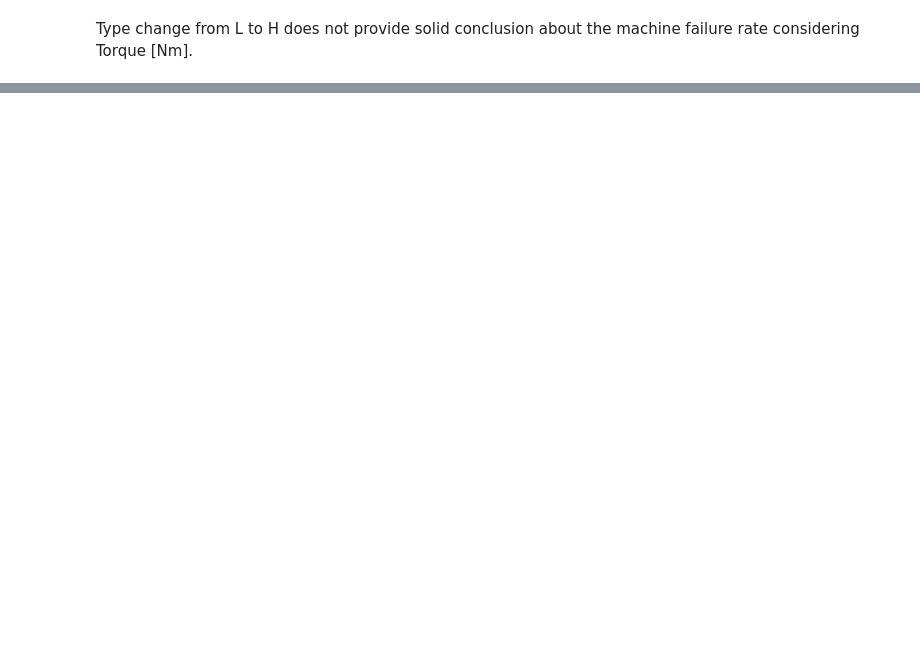
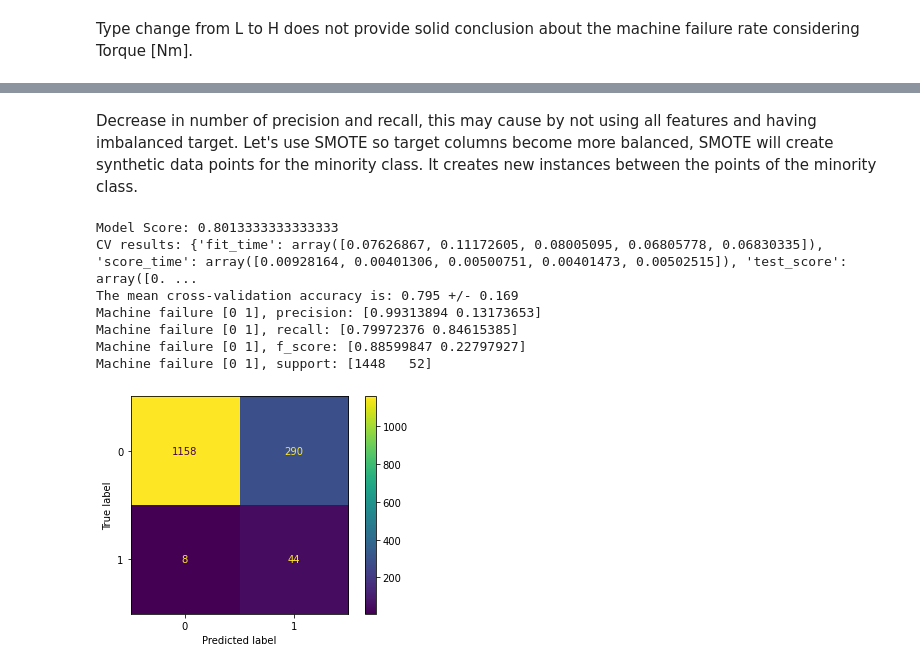
Before and after one commit to KayhanB21/AI4I-2020-predictive-maintenance, a Jupyter notebook: feature-evaluation.ipynb, the cells around one changed output, grey strips where cells are left out. Cells and saved outputs as stored; diff of their text form; code cells hidden in the pictures; blank space fills up the shorter version.

```diff
--- a/feature-evaluation.ipynb
+++ b/feature-evaluation.ipynb
@@ -594,0 +805,51 @@ Wall time: 0 ns
+# %% [markdown]
+Decrease in number of precision and recall, this may cause by not using all features and having imbalanced target.
+Let's use SMOTE so target columns become more balanced, SMOTE will create synthetic data points for the minority class.
+It creates new instances between the points of the minority class.
+# %%
+%%time
+# @formatter:on
+
+col_names = ['Air temperature [K]', 'Process temperature [K]', 'Rotational speed [rpm]', 'Torque [Nm]', 'Tool wear [min]', 'Type']
+numerical_columns = numerical_columns_selector(df[col_names])
+preprocessor = ColumnTransformer([
+    ('one-hot-encoder', categorical_preprocessor, ['Type']),
+    ('standard-scaler', numerical_preprocessor, numerical_columns)])
+sm = SMOTE(random_state = 42)
+#data_train, target_train = sm.fit_resample(data_train, target_train)
+model = make_pipeline(preprocessor, sm, LogisticRegression(max_iter = settings.notebook.feature_evaluation.logistic_regression.max_iter))
+#model = make_pipeline(preprocessor, LogisticRegression(max_iter = settings.notebook.feature_evaluation.logistic_regression.max_iter))
+data_train, data_test, target_train, target_test = train_test_split(df[col_names],
+                                                                    target,
+                                                                    test_size = settings.notebook.feature_evaluation.logistic_regression.test_size,
+                                                                    stratify = target,
+                                                                    random_state = 42)
+
+_ = model.fit(data_train, target_train)
+print(f"Model Score: {model.score(data_test, target_test)}")
+cv_results = cross_validate(model, df[col_names], target, cv = 5)
+print(f"CV results: {cv_results}")
+scores = cv_results["test_score"]
+print(f"The mean cross-validation accuracy is: {scores.mean():.3f} +/- {scores.std():.3f}")
+y_pred = model.predict(data_test)
+precision, recall, f_score, support = score(target_test, y_pred)
+print(f'Machine failure {model.classes_}, precision: {precision}')
+print(f'Machine failure {model.classes_}, recall: {recall}')
+print(f'Machine failure {model.classes_}, f_score: {f_score}')
+print(f'Machine failure {model.classes_}, support: {support}')
+cm = confusion_matrix(y_true = target_test,
+                      y_pred = y_pred,
+                      labels = model.classes_)
+disp = ConfusionMatrixDisplay(confusion_matrix = cm,
+                              display_labels = model.classes_)
+disp.plot()
+plt.show()
+# %% [output]
+Model Score: 0.8013333333333333
+CV results: {'fit_time': array([0.07626867, 0.11172605, 0.08005095, 0.06805778, 0.06830335]), 'score_time': array([0.00928164, 0.00401306, 0.00500751, 0.00401473, 0.00502515]), 'test_score': array([0. ...
+The mean cross-validation accuracy is: 0.795 +/- 0.169
+Machine failure [0 1], precision: [0.99313894 0.13173653]
+Machine failure [0 1], recall: [0.79972376 0.84615385]
+Machine failure [0 1], f_score: [0.88599847 0.22797927]
+Machine failure [0 1], support: [1448   52]
+[figure, added]
```
Also changed, not shown: parts of 46 cells of this notebook, 3 other files.
